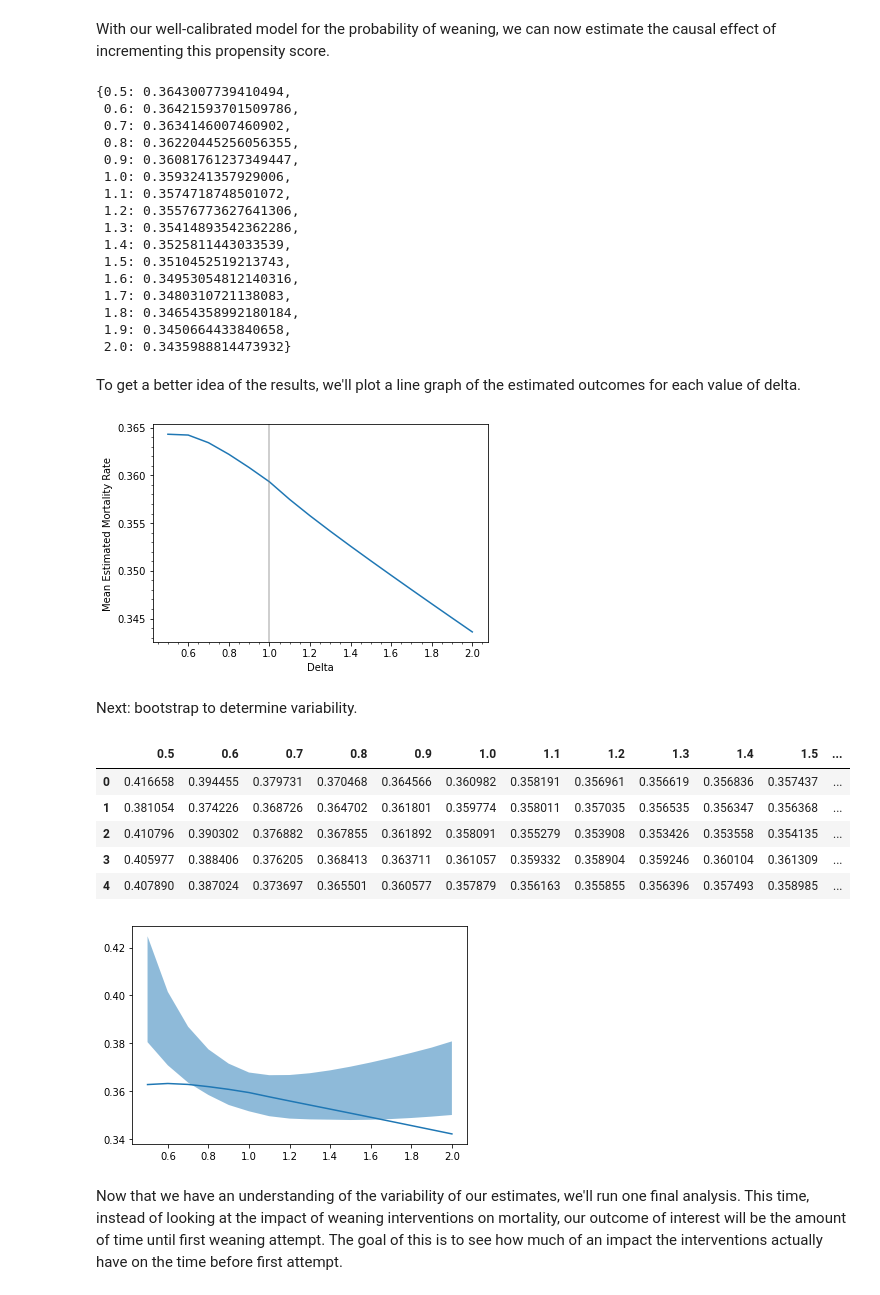
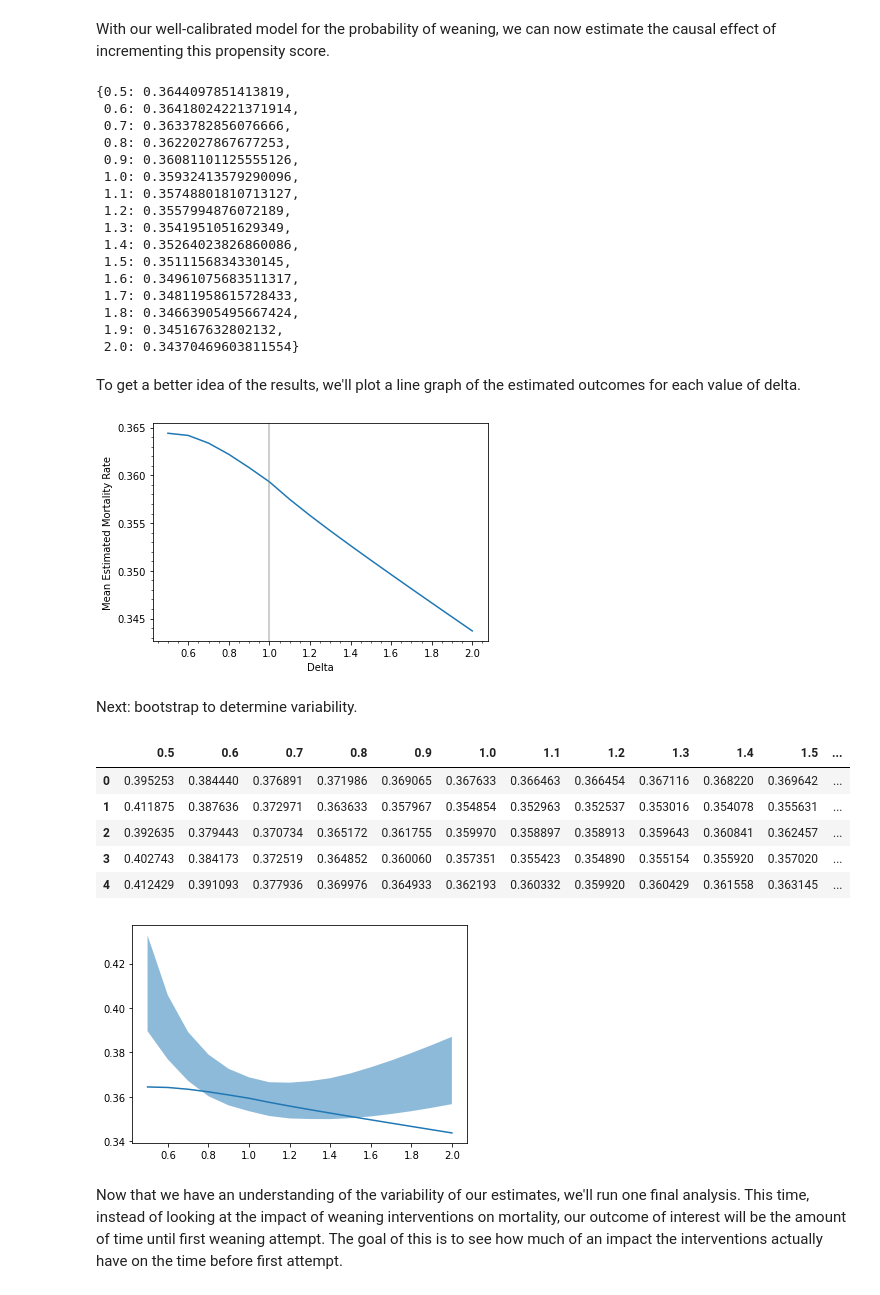
Before and after one commit to amanchoudhri/liberation-timing-paper, a Jupyter notebook: main.ipynb, the cells around one changed output. Drawn from its saved outputs; the diff is of its cells as text; code cells hidden in the pictures.

```diff
--- a/main.ipynb
+++ b/main.ipynb
@@ -173,8 +171,8 @@ calibrated_predictor = CalibratedClassifierCV(
     method='isotonic'
     ).fit(X, y)
 
-with open('models/calibrated_predictor.pkl', 'wb') as f:
-    pickle.dump(calibrated_predictor, f)
+# with open('models/calibrated_predictor.pkl', 'wb') as f:
+#     pickle.dump(calibrated_predictor, f)
 
 # Load in a calibrated LogisticRegression model fitted on the full dataset
 with open('models/calibrated_predictor.pkl', 'rb') as f:
@@ -183,7 +181,7 @@ with open('models/calibrated_predictor.pkl', 'rb') as f:
 create_calibration_curve(
     calibrated_predictor, X, y,
     'Logistic Regression with Isotonic Calibration',
-    save_path='images/isotonic_calibration_curve.png'
+    # save_path='images/isotonic_calibration_curve.png'
 )
 # %% [output]
 [figure]
@@ -244,22 +242,22 @@ results = calculate_estimates(delta_vals)
 
 pprint(results)
 # %% [output]
-{0.5: 0.3643007739410494,
- 0.6: 0.36421593701509786,
- 0.7: 0.3634146007460902,
- 0.8: 0.36220445256056355,
- 0.9: 0.36081761237349447,
- 1.0: 0.3593241357929006,
- 1.1: 0.3574718748501072,
- 1.2: 0.35576773627641306,
- 1.3: 0.35414893542362286,
- 1.4: 0.3525811443033539,
- 1.5: 0.3510452519213743,
- 1.6: 0.34953054812140316,
- 1.7: 0.3480310721138083,
- 1.8: 0.34654358992180184,
- 1.9: 0.3450664433840658,
- 2.0: 0.3435988814473932}
+{0.5: 0.3644097851413819,
+ 0.6: 0.36418024221371914,
+ 0.7: 0.3633782856076666,
+ 0.8: 0.3622027867677253,
+ 0.9: 0.36081101125555126,
+ 1.0: 0.35932413579290096,
+ 1.1: 0.35748801810713127,
+ 1.2: 0.3557994876072189,
+ 1.3: 0.3541951051629349,
+ 1.4: 0.35264023826860086,
+ 1.5: 0.3511156834330145,
+ 1.6: 0.34961075683511317,
+ 1.7: 0.34811958615728433,
+ 1.8: 0.34663905495667424,
+ 1.9: 0.345167632802132,
+ 2.0: 0.34370469603811554}
 # %% [markdown]
 To get a better idea of the results, we'll plot a line graph of the estimated outcomes for each value of delta.
 # %%
@@ -271,7 +269,7 @@ plt.minorticks_on()
 plt.savefig('images/mortality_results.png', facecolor='white')
 plt.show()
 # %% [output]
-[figure, old version]
+[figure, new version]
 # %% [markdown]
 Next: bootstrap to determine variability.
 # %%
@@ -307,18 +305,18 @@ outcome_estimates = pd.DataFrame(outcome_estimates)
 outcome_estimates.head()
 # %% [output]
 |  | 0.5 | 0.6 | 0.7 | 0.8 | 0.9 | 1.0 | 1.1 | 1.2 | 1.3 | 1.4 | 1.5 | ... |
-| 0 | 0.416658 | 0.394455 | 0.379731 | 0.370468 | 0.364566 | 0.360982 | 0.358191 | 0.356961 | 0.356619 | 0.356836 | 0.357437 | ... |
-| 1 | 0.381054 | 0.374226 | 0.368726 | 0.364702 | 0.361801 | 0.359774 | 0.358011 | 0.357035 | 0.356535 | 0.356347 | 0.356368 | ... |
-| 2 | 0.410796 | 0.390302 | 0.376882 | 0.367855 | 0.361892 | 0.358091 | 0.355279 | 0.353908 | 0.353426 | 0.353558 | 0.354135 | ... |
-| 3 | 0.405977 | 0.388406 | 0.376205 | 0.368413 | 0.363711 | 0.361057 | 0.359332 | 0.358904 | 0.359246 | 0.360104 | 0.361309 | ... |
-| 4 | 0.407890 | 0.387024 | 0.373697 | 0.365501 | 0.360577 | 0.357879 | 0.356163 | 0.355855 | 0.356396 | 0.357493 | 0.358985 | ... |
+| 0 | 0.395253 | 0.384440 | 0.376891 | 0.371986 | 0.369065 | 0.367633 | 0.366463 | 0.366454 | 0.367116 | 0.368220 | 0.369642 | ... |
+| 1 | 0.411875 | 0.387636 | 0.372971 | 0.363633 | 0.357967 | 0.354854 | 0.352963 | 0.352537 | 0.353016 | 0.354078 | 0.355631 | ... |
+| 2 | 0.392635 | 0.379443 | 0.370734 | 0.365172 | 0.361755 | 0.359970 | 0.358897 | 0.358913 | 0.359643 | 0.360841 | 0.362457 | ... |
+| 3 | 0.402743 | 0.384173 | 0.372519 | 0.364852 | 0.360060 | 0.357351 | 0.355423 | 0.354890 | 0.355154 | 0.355920 | 0.357020 | ... |
+| 4 | 0.412429 | 0.391093 | 0.377936 | 0.369976 | 0.364933 | 0.362193 | 0.360332 | 0.359920 | 0.360429 | 0.361558 | 0.363145 | ... |
 # %%
-bounds = outcome_estimates.min(), outcome_estimates.max()
+bounds = outcome_estimates.quantile(0.025), outcome_estimates.quantile(0.975)
 plt.fill_between(delta_vals, bounds[0], bounds[1], alpha=0.5)
 plt.plot(results.keys(), results.values())
 plt.show()
 # %% [output]
-[figure, old version]
+[figure, new version]
 # %% [markdown]
 Now that we have an understanding of the variability of our estimates, we'll run one final analysis. This time, instead of looking at the impact of weaning interventions on mortality, our outcome of interest will be the amount of time until first weaning attempt. The goal of this is to see how much of an impact the interventions actually have on the time before first attempt.
 # %%
```
Also changed, not shown: parts of 6 cells of this notebook.
